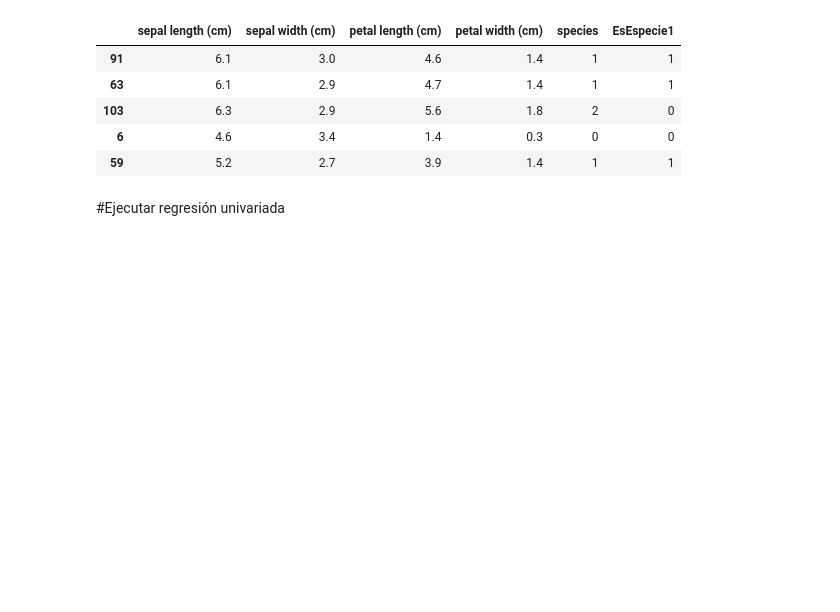
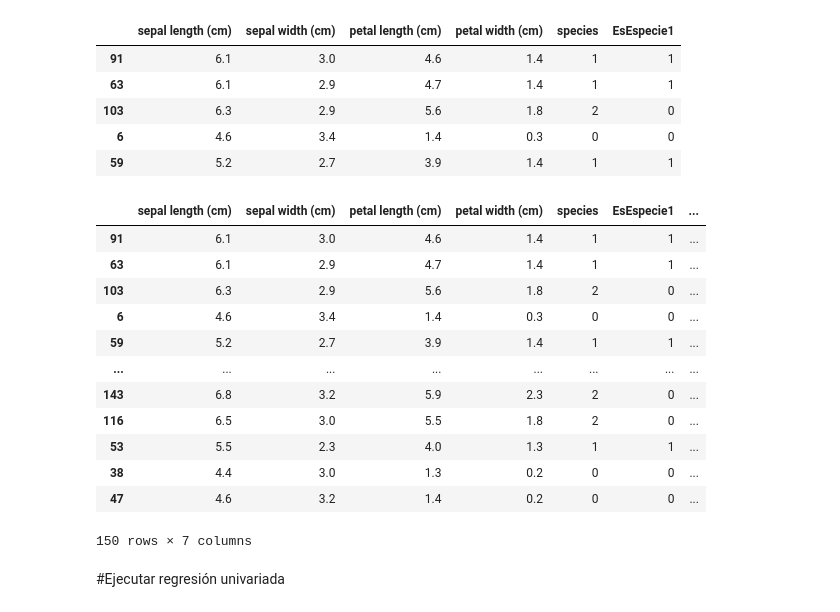
Before and after one commit to jazaineam1/Andes_ADDBD, a Jupyter notebook: Sesion12/Clase_12_Introducción_al_ML_Modelo_Lineal.ipynb, the cells around one changed output. Drawn from its saved outputs; the diff is of its cells as text; code cells hidden in the pictures; blank space fills up the shorter version.

```diff
--- a/Sesion12/Clase_12_Introducción_al_ML_Modelo_Lineal.ipynb
+++ b/Sesion12/Clase_12_Introducción_al_ML_Modelo_Lineal.ipynb
@@ -111,6 +118,23 @@ data.head()
 | 103 | 6.3 | 2.9 | 5.6 | 1.8 | 2 | 0 |
 | 6 | 4.6 | 3.4 | 1.4 | 0.3 | 0 | 0 |
 | 59 | 5.2 | 2.7 | 3.9 | 1.4 | 1 | 1 |
+# %%
+data['EsEspecie2']=np.where(data['species']==2,1,0)
+data
+# %% [output]
+|  | sepal length (cm) | sepal width (cm) | petal length (cm) | petal width (cm) | species | EsEspecie1 | ... |
+| 91 | 6.1 | 3.0 | 4.6 | 1.4 | 1 | 1 | ... |
+| 63 | 6.1 | 2.9 | 4.7 | 1.4 | 1 | 1 | ... |
+| 103 | 6.3 | 2.9 | 5.6 | 1.8 | 2 | 0 | ... |
+| 6 | 4.6 | 3.4 | 1.4 | 0.3 | 0 | 0 | ... |
+| 59 | 5.2 | 2.7 | 3.9 | 1.4 | 1 | 1 | ... |
+| ... | ... | ... | ... | ... | ... | ... | ... |
+| 143 | 6.8 | 3.2 | 5.9 | 2.3 | 2 | 0 | ... |
+| 116 | 6.5 | 3.0 | 5.5 | 1.8 | 2 | 0 | ... |
+| 53 | 5.5 | 2.3 | 4.0 | 1.3 | 1 | 1 | ... |
+| 38 | 4.4 | 3.0 | 1.3 | 0.2 | 0 | 0 | ... |
+| 47 | 4.6 | 3.2 | 1.4 | 0.2 | 0 | 0 | ... |
+150 rows × 7 columns
 # %% [markdown]
 #Ejecutar regresión univariada
 # %%
```
Also changed, not shown: parts of 6 cells of this notebook.
